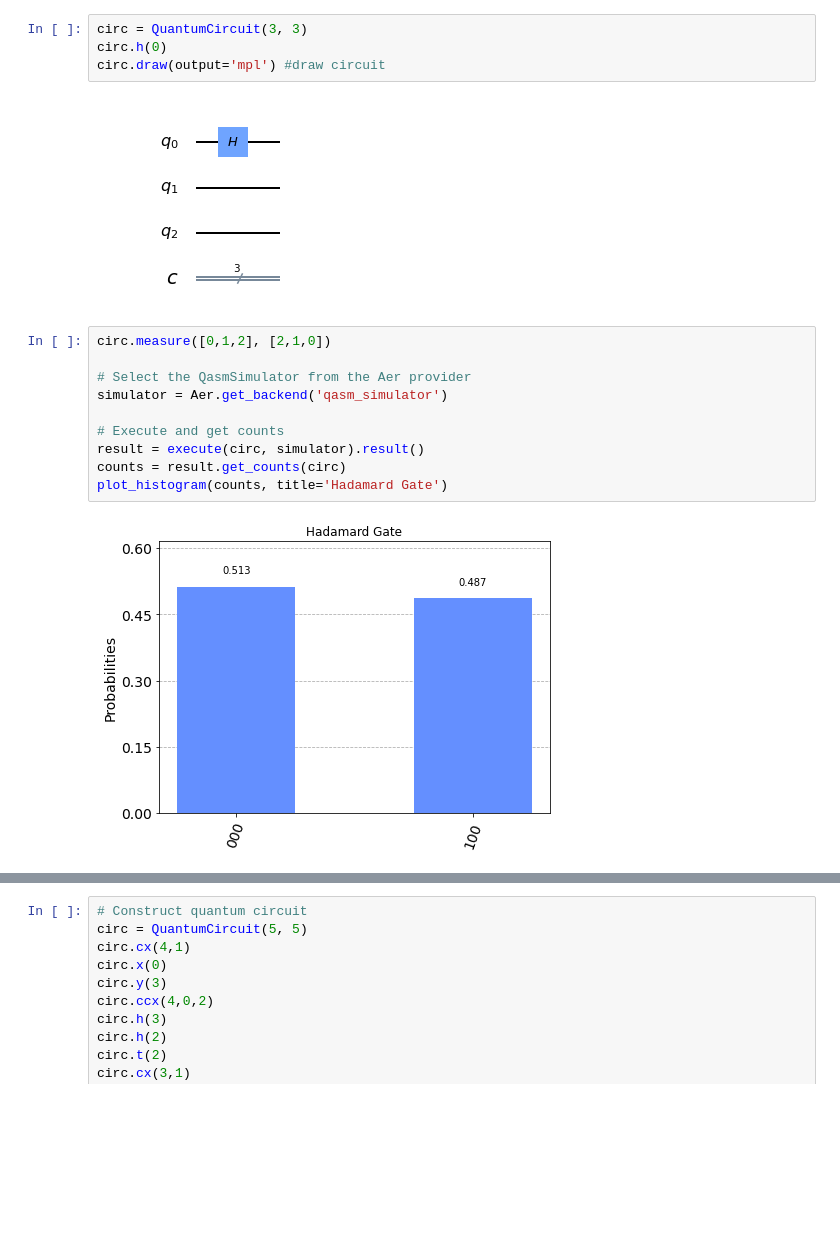
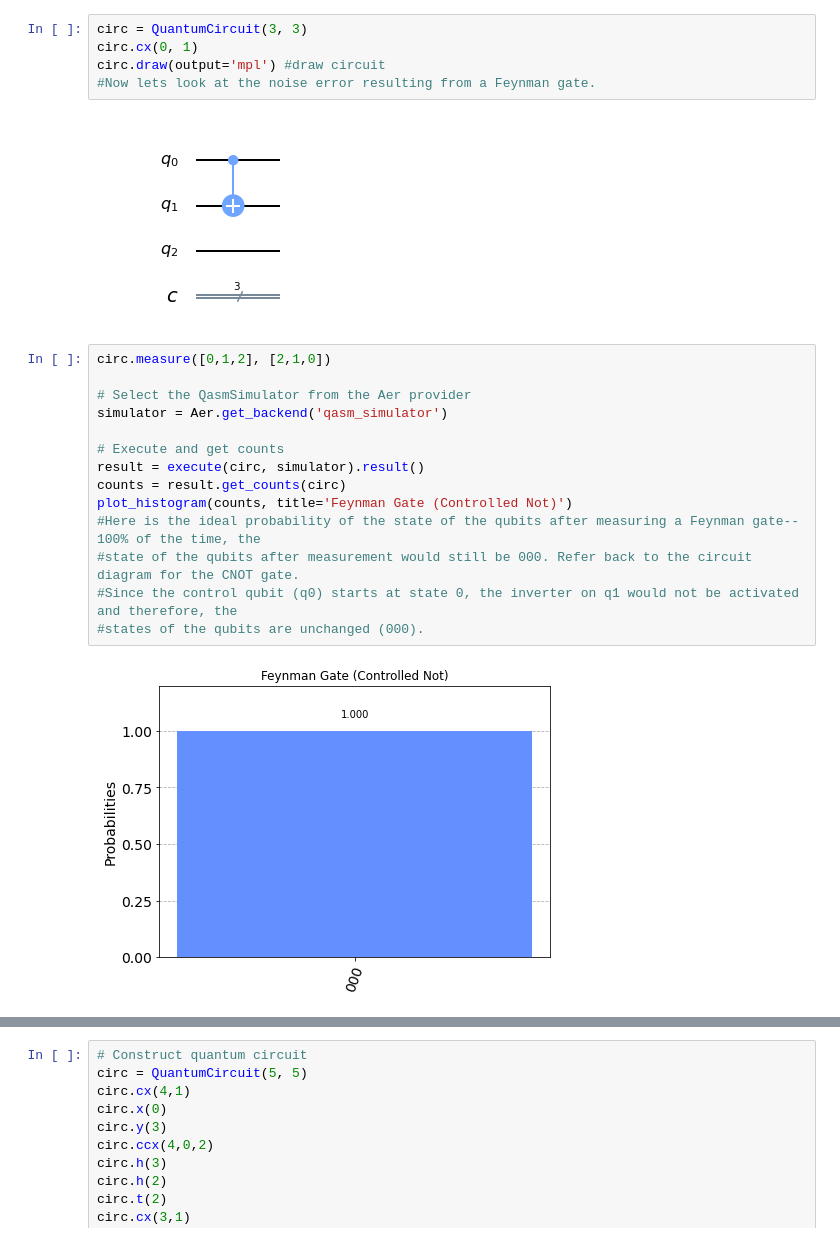
Before and after one commit to maggie-bao202/Quantum-Decoherence, a Jupyter notebook: main.ipynb, the cells around one changed output, grey strips where cells are left out. Drawn from its saved outputs; the diff is of its cells as text; blank space fills up the shorter version.

Commit message:
For image
image

```diff
--- a/main.ipynb
+++ b/main.ipynb
@@ -13,21 +72,26 @@ coupling_map = device_backend.configuration().coupling_map
 # %%
 circ = QuantumCircuit(3, 3)
-circ.h(0)
+circ.cx(0, 1)
 circ.draw(output='mpl') #draw circuit
+#Now lets look at the noise error resulting from a Feynman gate.
 # %% [output]
-[figure, old version]
+[figure, new version]
 # %%
 circ.measure([0,1,2], [2,1,0])
 
 # Select the QasmSimulator from the Aer provider
 simulator = Aer.get_backend('qasm_simulator')
 
 # Execute and get counts
 result = execute(circ, simulator).result()
 counts = result.get_counts(circ)
-plot_histogram(counts, title='Hadamard Gate')
+plot_histogram(counts, title='Feynman Gate (Controlled Not)')
+#Here is the ideal probability of the state of the qubits after measuring a Feynman gate-- 100% of the time, the
+#state of the qubits after measurement would still be 000. Refer back to the circuit diagram for the CNOT gate.
+#Since the control qubit (q0) starts at state 0, the inverter on q1 would not be activated and therefore, the
+#states of the qubits are unchanged (000).
 # %% [output]
-[figure, old version]
+[figure, new version]
 # %%
 # Construct the noise model from backend properties
 noise_model = NoiseModel.from_backend(device_backend)
```
Also changed, not shown: parts of 19 cells of this notebook.
